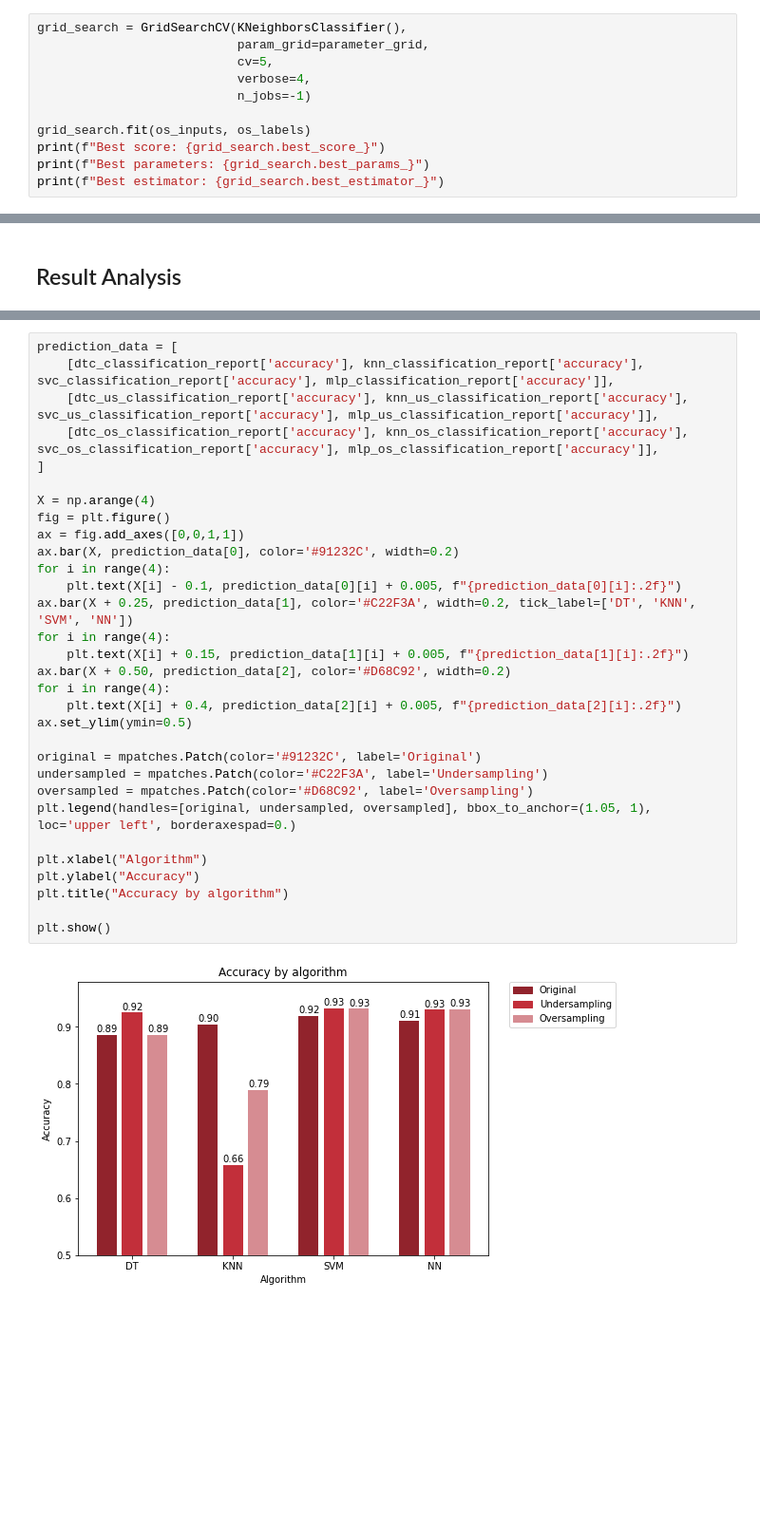
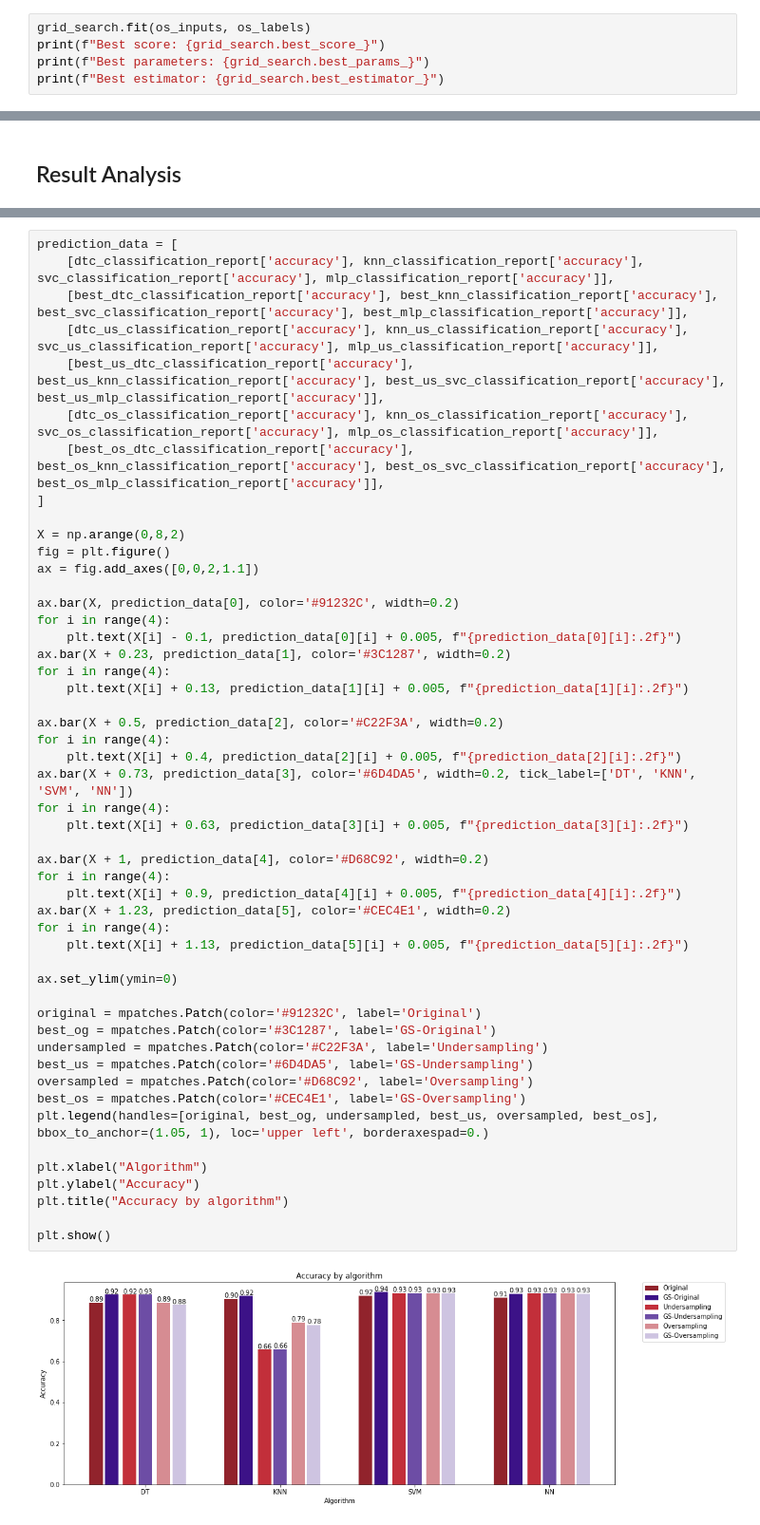
Before and after one commit to antbz/IART-Proj, a Jupyter notebook: proj2/covid_classification.ipynb, the cells around one changed output, grey strips where cells are left out. Shown at 95% size. Drawn from its saved outputs; the diff is of its cells as text; blank space fills up the shorter version.

```diff
--- a/proj2/covid_classification.ipynb
+++ b/proj2/covid_classification.ipynb
@@ -675,12 +675,6 @@ weighted avg       0.94      0.66      0.72     11114
 # %% [markdown]
 #### Oversampled dataset
 # %%
-grid_search = GridSearchCV(KNeighborsClassifier(),
-                           param_grid=parameter_grid,
-                           cv=5,
-                           verbose=4,
-                           n_jobs=-1)
-
 grid_search.fit(os_inputs, os_labels)
 print(f"Best score: {grid_search.best_score_}")
 print(f"Best parameters: {grid_search.best_params_}")
@@ -1256,33 +1312,52 @@ weighted avg       0.96      0.93      0.94     11114
 # %%
 prediction_data = [
     [dtc_classification_report['accuracy'], knn_classification_report['accuracy'], svc_classification_report['accuracy'], mlp_classification_report['accuracy']],
+    [best_dtc_classification_report['accuracy'], best_knn_classification_report['accuracy'], best_svc_classification_report['accuracy'], best_mlp_classification_report['accuracy']],
     [dtc_us_classification_report['accuracy'], knn_us_classification_report['accuracy'], svc_us_classification_report['accuracy'], mlp_us_classification_report['accuracy']],
+    [best_us_dtc_classification_report['accuracy'], best_us_knn_classification_report['accuracy'], best_us_svc_classification_report['accuracy'], best_us_mlp_classification_report['accuracy']],
     [dtc_os_classification_report['accuracy'], knn_os_classification_report['accuracy'], svc_os_classification_report['accuracy'], mlp_os_classification_report['accuracy']],
+    [best_os_dtc_classification_report['accuracy'], best_os_knn_classification_report['accuracy'], best_os_svc_classification_report['accuracy'], best_os_mlp_classification_report['accuracy']],
 ]
 
-X = np.arange(4)
+X = np.arange(0,8,2)
 fig = plt.figure()
-ax = fig.add_axes([0,0,1,1])
+ax = fig.add_axes([0,0,2,1.1])
+
 ax.bar(X, prediction_data[0], color='#91232C', width=0.2)
 for i in range(4):
     plt.text(X[i] - 0.1, prediction_data[0][i] + 0.005, f"{prediction_data[0][i]:.2f}")
-ax.bar(X + 0.25, prediction_data[1], color='#C22F3A', width=0.2, tick_label=['DT', 'KNN', 'SVM', 'NN'])
+ax.bar(X + 0.23, prediction_data[1], color='#3C1287', width=0.2)
 for i in range(4):
-    plt.text(X[i] + 0.15, prediction_data[1][i] + 0.005, f"{prediction_data[1][i]:.2f}")
-ax.bar(X + 0.50, prediction_data[2], color='#D68C92', width=0.2)
+    plt.text(X[i] + 0.13, prediction_data[1][i] + 0.005, f"{prediction_data[1][i]:.2f}")
+
+ax.bar(X + 0.5, prediction_data[2], color='#C22F3A', width=0.2)
 for i in range(4):
     plt.text(X[i] + 0.4, prediction_data[2][i] + 0.005, f"{prediction_data[2][i]:.2f}")
-ax.set_ylim(ymin=0.5)
+ax.bar(X + 0.73, prediction_data[3], color='#6D4DA5', width=0.2, tick_label=['DT', 'KNN', 'SVM', 'NN'])
+for i in range(4):
+    plt.text(X[i] + 0.63, prediction_data[3][i] + 0.005, f"{prediction_data[3][i]:.2f}")
+
+ax.bar(X + 1, prediction_data[4], color='#D68C92', width=0.2)
+for i in range(4):
+    plt.text(X[i] + 0.9, prediction_data[4][i] + 0.005, f"{prediction_data[4][i]:.2f}")
+ax.bar(X + 1.23, prediction_data[5], color='#CEC4E1', width=0.2)
+for i in range(4):
+    plt.text(X[i] + 1.13, prediction_data[5][i] + 0.005, f"{prediction_data[5][i]:.2f}")
+
+ax.set_ylim(ymin=0)
 
 original = mpatches.Patch(color='#91232C', label='Original')
+best_og = mpatches.Patch(color='#3C1287', label='GS-Original')
 undersampled = mpatches.Patch(color='#C22F3A', label='Undersampling')
+best_us = mpatches.Patch(color='#6D4DA5', label='GS-Undersampling')
 oversampled = mpatches.Patch(color='#D68C92', label='Oversampling')
-plt.legend(handles=[original, undersampled, oversampled], bbox_to_anchor=(1.05, 1), loc='upper left', borderaxespad=0.)
+best_os = mpatches.Patch(color='#CEC4E1', label='GS-Oversampling')
+plt.legend(handles=[original, best_og, undersampled, best_us, oversampled, best_os], bbox_to_anchor=(1.05, 1), loc='upper left', borderaxespad=0.)
 
 plt.xlabel("Algorithm")
 plt.ylabel("Accuracy")
 plt.title("Accuracy by algorithm")
 
 plt.show()
 # %% [output]
-[figure, old version]
+[figure, new version]
```
Also changed, not shown: parts of 12 cells of this notebook, 7 other files.
